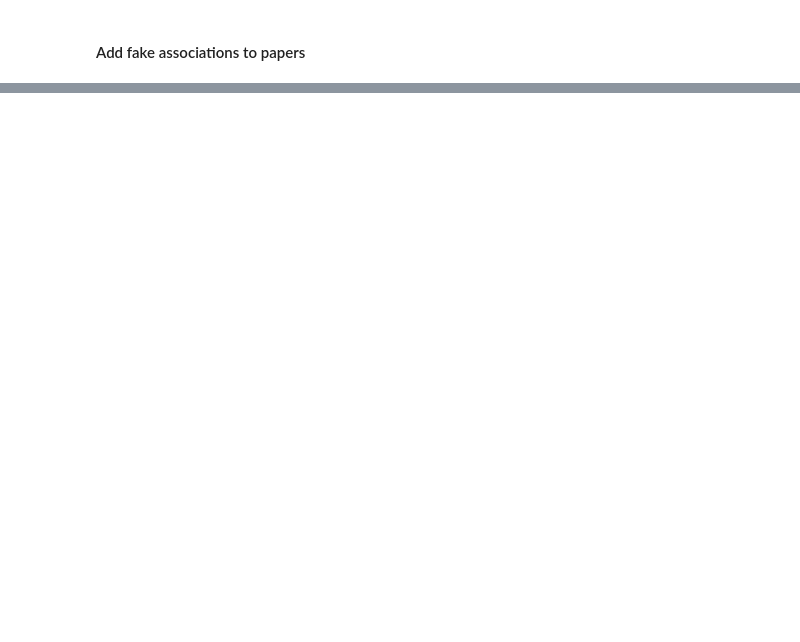
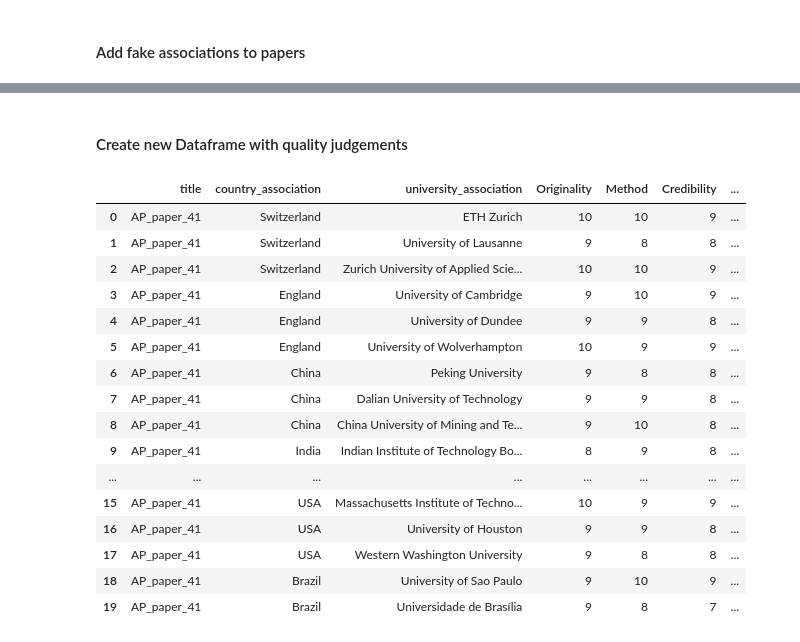
Before and after one commit to djscherrer/SC_final, a Jupyter notebook: generate_ratings.ipynb, the cells around one changed output, grey strips where cells are left out. Drawn from its saved outputs; the diff is of its cells as text; code cells hidden in the pictures; blank space fills up the shorter version.

Commit message:
added paper ratings

```diff
--- a/generate_ratings.ipynb
+++ b/generate_ratings.ipynb
@@ -142,0 +134,19 @@ KeyError: ('title', 'field', 'country_association', 'university_association')
+# %%
+# Get the list of JSON files in the judgments directory
+json_files = [file for file in os.listdir("judgments")]
+
+# Initialize an empty dataframe
+judgments_df = pd.DataFrame()
+
+# Iterate over each JSON file
+for file in json_files:
+    # Read the JSON file into a dataframe
+    file_path = os.path.join("judgments", file)
+    file_df = pd.read_json(file_path, orient="records", lines=True)
+
+    # Append the dataframe to the judgments_df
+    judgments_df = pd.concat([judgments_df, file_df])
+
+# Print the resulting dataframe
+judgments_df.drop(columns=['uni_association']) # was wrongly created
+print(judgments_df[['title', 'country_association', 'university_association', 'rating_answer']])
@@ -142,0 +171,33 @@ KeyError: ('title', 'field', 'country_association', 'university_association')
+# %% [markdown]
+#### Create new Dataframe with quality judgements
+# %%
+rating_df = judgments_df[['title','country_association', 'university_association']].copy()
+rating_df['Originality'] = judgments_df['rating_answer'].str.extract('Originality:? (\d+)', expand=False)
+rating_df['Method'] = judgments_df['rating_answer'].str.extract('Method:? (\d+)', expand=False)
+rating_df['Credibility'] = judgments_df['rating_answer'].str.extract('Credibility:? (\d+)', expand=False)
+rating_df['Understandability'] = judgments_df['rating_answer'].str.extract('Understandability:? (\d+)', expand=False)
+rating_df['Relevance'] = judgments_df['rating_answer'].str.extract('Relevance:? (\d+)', expand=False)
+rating_df['Quality of Citations'] = judgments_df['rating_answer'].str.extract('Quality of Citations:? (\d+)', expand=False)
+rating_df['Linguistic style and soundness of grammar'] = judgments_df['rating_answer'].str.extract('Linguistic style and soundness of grammar:? (\d+)', expand=False)
+rating_df['Overall score'] = judgments_df['rating_answer'].str.extract('Overall score:? (\d+\.?\d*)', expand=False)
+
+rating_df.to_json("data/paper_ratings.json", orient="records", lines=True)
+rating_df.head(20)
+# %% [output]
+|  | title | country_association | university_association | Originality | Method | Credibility | ... |
+| 0 | AP_paper_41 | Switzerland | ETH Zurich | 10 | 10 | 9 | ... |
+| 1 | AP_paper_41 | Switzerland | University of Lausanne | 9 | 8 | 8 | ... |
+| 2 | AP_paper_41 | Switzerland | Zurich University of Applied Scie... | 10 | 10 | 9 | ... |
+| 3 | AP_paper_41 | England | University of Cambridge | 9 | 10 | 9 | ... |
+| 4 | AP_paper_41 | England | University of Dundee | 9 | 9 | 8 | ... |
+| 5 | AP_paper_41 | England | University of Wolverhampton | 10 | 9 | 9 | ... |
+| 6 | AP_paper_41 | China | Peking University | 9 | 8 | 8 | ... |
+| 7 | AP_paper_41 | China | Dalian University of Technology | 9 | 9 | 8 | ... |
+| 8 | AP_paper_41 | China | China University of Mining and Te... | 9 | 10 | 8 | ... |
+| 9 | AP_paper_41 | India | Indian Institute of Technology Bo... | 8 | 9 | 8 | ... |
+| ... | ... | ... | ... | ... | ... | ... | ... |
+| 15 | AP_paper_41 | USA | Massachusetts Institute of Techno... | 10 | 9 | 9 | ... |
+| 16 | AP_paper_41 | USA | University of Houston | 9 | 9 | 8 | ... |
+| 17 | AP_paper_41 | USA | Western Washington University | 9 | 8 | 8 | ... |
+| 18 | AP_paper_41 | Brazil | University of Sao Paulo | 9 | 10 | 9 | ... |
+| 19 | AP_paper_41 | Brazil | Universidade de Brasília | 9 | 8 | 7 | ... |
```
Also changed, not shown: parts of 11 cells of this notebook, 57 other files.
